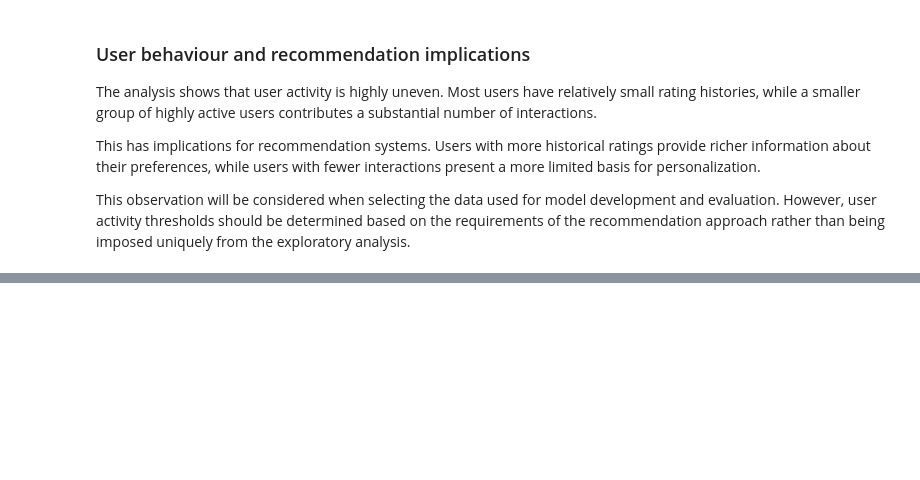
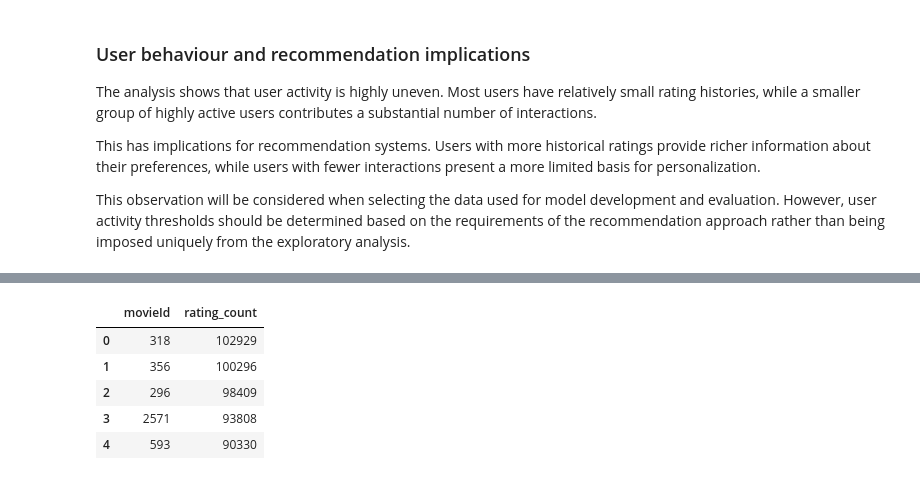
Before and after one commit to adriana-d28/MovieLens_exploratory_analysis, a Jupyter notebook: notebooks/01_movielens_exploratory_analysis.ipynb, the cells around one changed output, grey strips where cells are left out. Cells and saved outputs as stored; diff of their text form; code cells hidden in the pictures; blank space fills up the shorter version.

```diff
--- a/notebooks/01_movielens_exploratory_analysis.ipynb
+++ b/notebooks/01_movielens_exploratory_analysis.ipynb
@@ -541,0 +675,17 @@ This observation will be considered when selecting the data used for model devel
+# %%
+# Movie statistical table
+movie_stats = (
+    movie_rating_counts
+    .rename("rating_count")
+    .rename_axis("movieId")
+    .reset_index()
+)
+
+movie_stats.head()
+# %% [output]
+|  | movieId | rating_count |
+| 0 | 318 | 102929 |
+| 1 | 356 | 100296 |
+| 2 | 296 | 98409 |
+| 3 | 2571 | 93808 |
+| 4 | 593 | 90330 |
```
Also changed, not shown: parts of 10 cells of this notebook.
